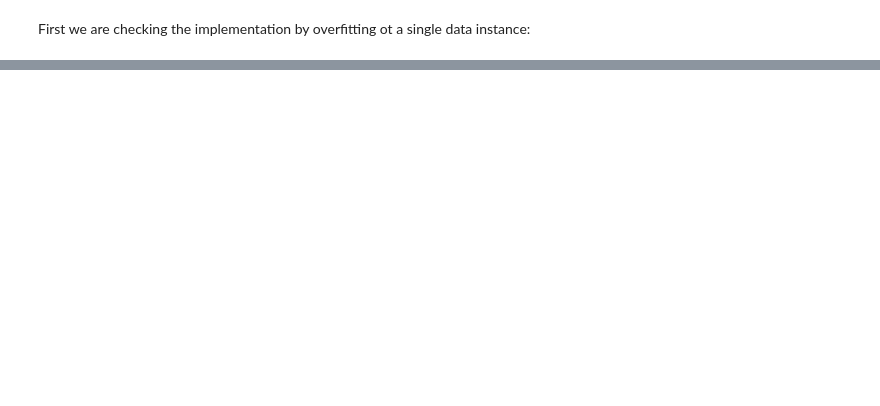
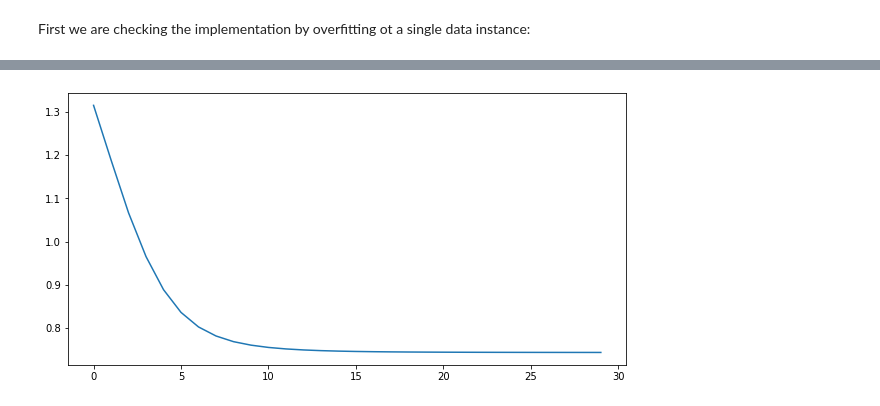
Before and after one commit to ferenctorok/starbucks_capstone_challenge, a Jupyter notebook: training.ipynb, the cells around one changed output, grey strips where cells are left out. Cells and saved outputs as stored; diff of their text form; code cells hidden in the pictures; blank space fills up the shorter version.

```diff
--- a/training.ipynb
+++ b/training.ipynb
@@ -102,8 +126,16 @@ training_data_df = None
+# %%
+# selecting only some features:
+columns = ['F', 'M', 'O', 'U', 'age', 'income', 'membership_length',
+           'av_money_spent', 'num_received', 'viewed/received', 'completed/viewed',
+           'num_received_this', 'viewed/received_this', 'completed/viewed_this', 'completed_not_viewed_this',
+           'informational', 'bogo', 'discount']
+X = training_data_df.loc[:, columns].values.astype(np.float32)
+y = training_data_df.label.values.astype(np.float32)
 # %% [markdown]
 ### Shuffleing and splitting the data
 # %%
 X_train, X_test, y_train, y_test = train_test_split(X, y, test_size=0.1, random_state=42, shuffle=True)
-X_train, X_val, y_train, y_val = train_test_split(X_train, y_train, test_size=0.1, random_state=42)
+X_train, X_val, y_train, y_val = train_test_split(X_train, y_train, test_size=0.1, random_state=42, shuffle=True)
 print('training size: {}'.format(X_train.shape))
 print('validation size: {}'.format(X_val.shape))
 print('test size: {}'.format(X_test.shape))
@@ -191,7 +189,7 @@ y_val_single = torch.as_tensor(y_val[0].reshape(1), dtype=torch.long).to(device)
 input_dim = X_train.shape[1]
 output_dim = 4
 hidden_dims = [64]
-dropout = 0.2
+dropout = 0.0
 # %%
 # testing the model by overfitting to a single data instance:
 train_dataset_single = TensorDataset(X_train_single, y_train_single)
@@ -203,7 +201,7 @@ val_loader_single = torch.utils.data.DataLoader(val_dataset_single,
 
 test_model = Linear_NN(input_dim=input_dim, hidden_dims=hidden_dims, output_dim=output_dim, dropout=dropout)
 test_model.to(device)
-NN_solver = solver.NN_Solver(optim_args={"lr": 5e-3, "weight_decay": 0},
+NN_solver = NN_Solver(optim_args={"lr": 5e-3, "weight_decay": 0},
                 loss_func=torch.nn.CrossEntropyLoss())
 best_state_dict = NN_solver.train(test_model, train_loader_single, val_loader_single, log_nth=100, num_epochs=30)
 # %% [output]
@@ -224,3 +222,11 @@ EPOCH 29/29 VAL loss/acc : 0.888/100.00%
 ----------
 FINISH.
 Training complete in 0m 0s
+# %%
+# printing the train loss history:
+fig = plt.figure(figsize=(10, 5))
+plt.plot(NN_solver.train_loss_history)
+
+plt.show()
+# %% [output]
+[figure, added]
```
Also changed, not shown: parts of 30 cells of this notebook, 6 other files.
